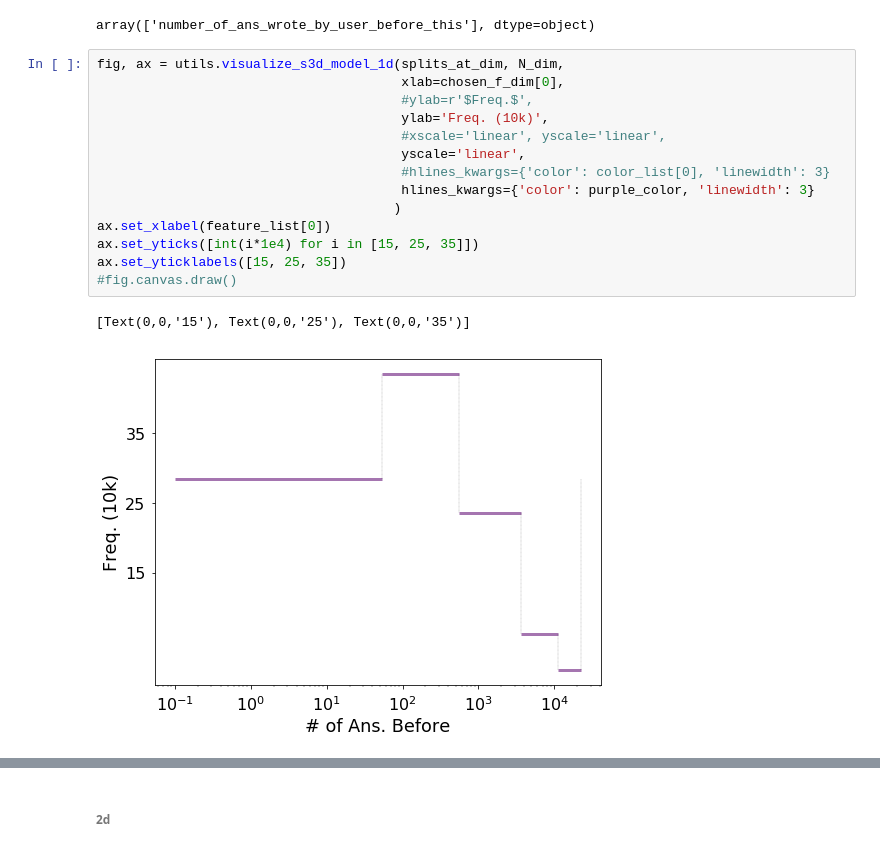
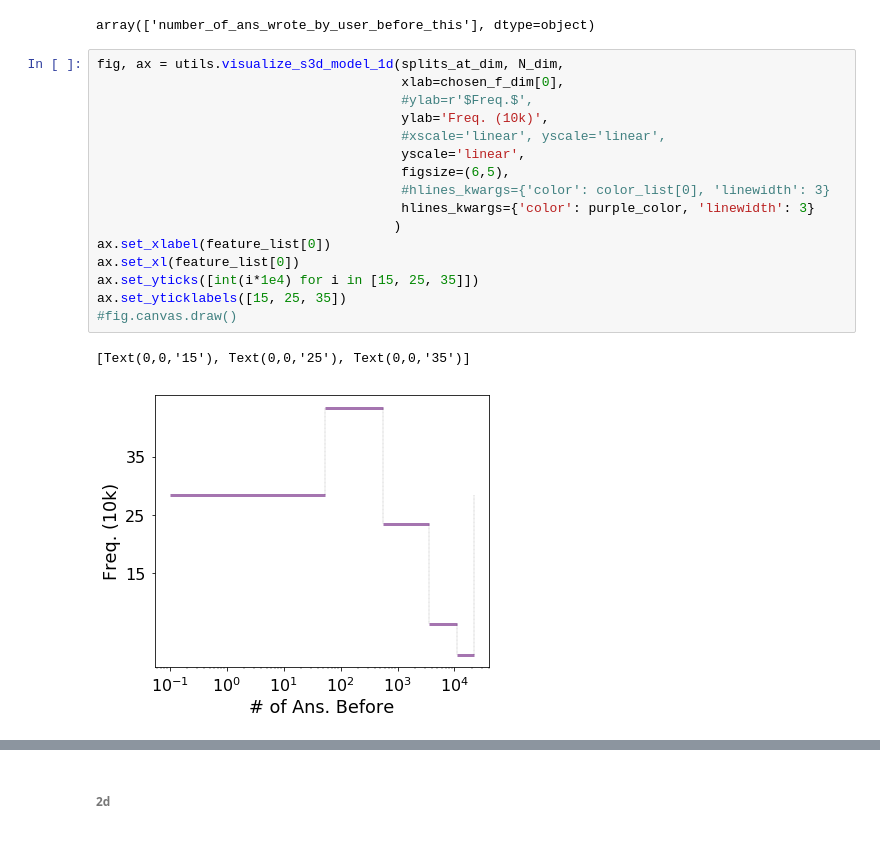
Before and after one commit to peterfennell/S3D, a Jupyter notebook: replicate/3-visualize-models.ipynb, the cells around one changed output, grey strips where cells are left out. Cells and saved outputs as stored; diff of their text form.

Commit message:
update figures for supplementary

```diff
--- a/replicate/3-visualize-models.ipynb
+++ b/replicate/3-visualize-models.ipynb
@@ -104,20 +107,22 @@ array(['number_of_ans_wrote_by_user_before_this'], dtype=object)
 # %%
 fig, ax = utils.visualize_s3d_model_1d(splits_at_dim, N_dim,
                                        xlab=chosen_f_dim[0],
                                        #ylab=r'$Freq.$',
                                        ylab='Freq. (10k)',
                                        #xscale='linear', yscale='linear',
                                        yscale='linear',
+                                       figsize=(6,5),
                                        #hlines_kwargs={'color': color_list[0], 'linewidth': 3}
                                        hlines_kwargs={'color': purple_color, 'linewidth': 3}
                                       )
 ax.set_xlabel(feature_list[0])
+ax.set_xl(feature_list[0])
 ax.set_yticks([int(i*1e4) for i in [15, 25, 35]])
 ax.set_yticklabels([15, 25, 35])
 #fig.canvas.draw()
 # %% [output]
 [Text(0,0,'15'), Text(0,0,'25'), Text(0,0,'35')]
-[figure, old version]
+[figure, new version]
 # %%
 fig, ax = utils.visualize_s3d_model_1d(splits_at_dim, intensity_dim,
                                        xlab=chosen_f_dim[0], ylab=r'$E[Y]$',
```
Also changed, not shown: parts of 16 cells of this notebook.
